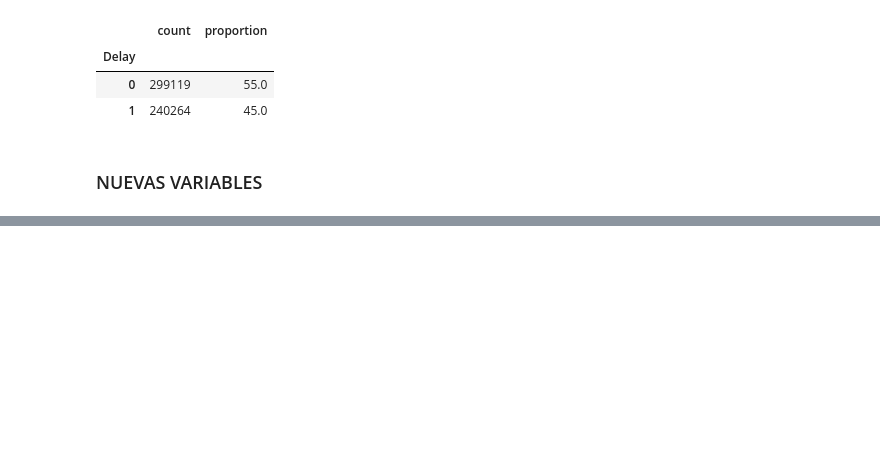
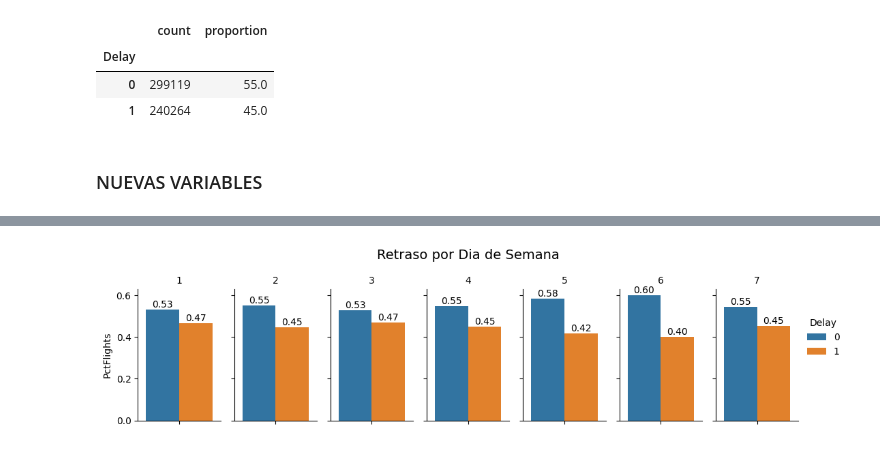
Before and after one commit to Sts87/FlightOnTime, a Jupyter notebook: FlightOnTime-Analisis.ipynb, the cells around one changed output, grey strips where cells are left out. Saved outputs shown, nothing was run; the diff lists cells and outputs as text; code cells hidden in the pictures; blank space fills up the shorter version.

```diff
--- a/FlightOnTime-Analisis.ipynb
+++ b/FlightOnTime-Analisis.ipynb
@@ -177,0 +181,24 @@ dtype: float64
+# %%
+# Retraso por Dia de semana:
+# -Dias 5 y 6 tienen menores retrasos
+df2 = df.groupby(['DayOfWeek', 'Delay'])['Delay'].count().reset_index(name='NumFlights')
+df2['PctFlights'] = df2.groupby('DayOfWeek')['NumFlights'].transform(lambda x: x / x.sum())
+
+g = sns.catplot(
+       data=df2, hue="Delay", y="PctFlights", col="DayOfWeek",
+       kind="bar", height=2.5, aspect=.6
+    )
+
+for ax in g.axes.flat:
+    for container in ax.containers:
+        ax.bar_label(container, fmt='%.2f', label_type='edge')
+
+
+g.set_titles(col_template="{col_name}", fontdict={'fontsize': 11})
+g.fig.suptitle("Retraso por Dia de Semana", y=1.1, fontsize=14)
+
+plt.show()
+# plt.savefig("distribucion_delay_dia_semana.png", bbox_inches='tight', dpi=300)
+# plt.close()
+# %% [output]
+[figure, added]
```
Also changed, not shown: parts of 8 cells of this notebook.
